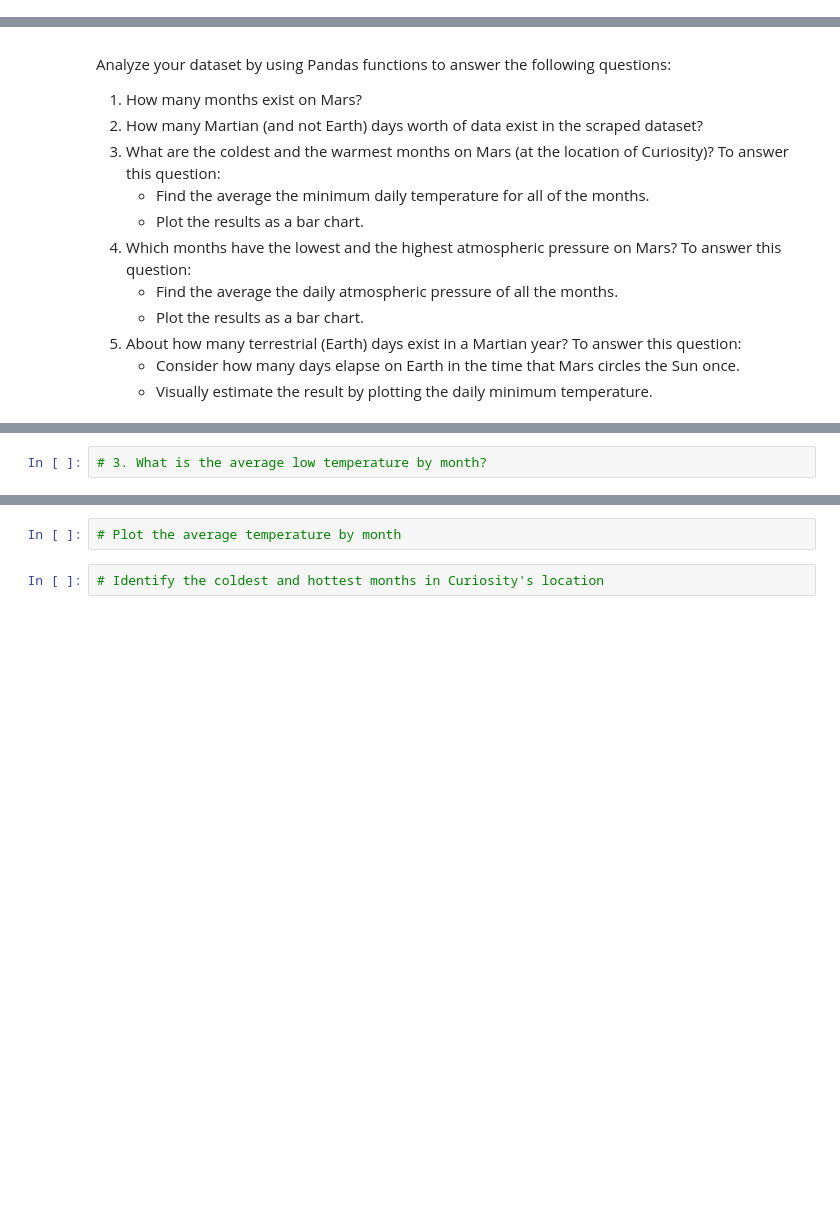
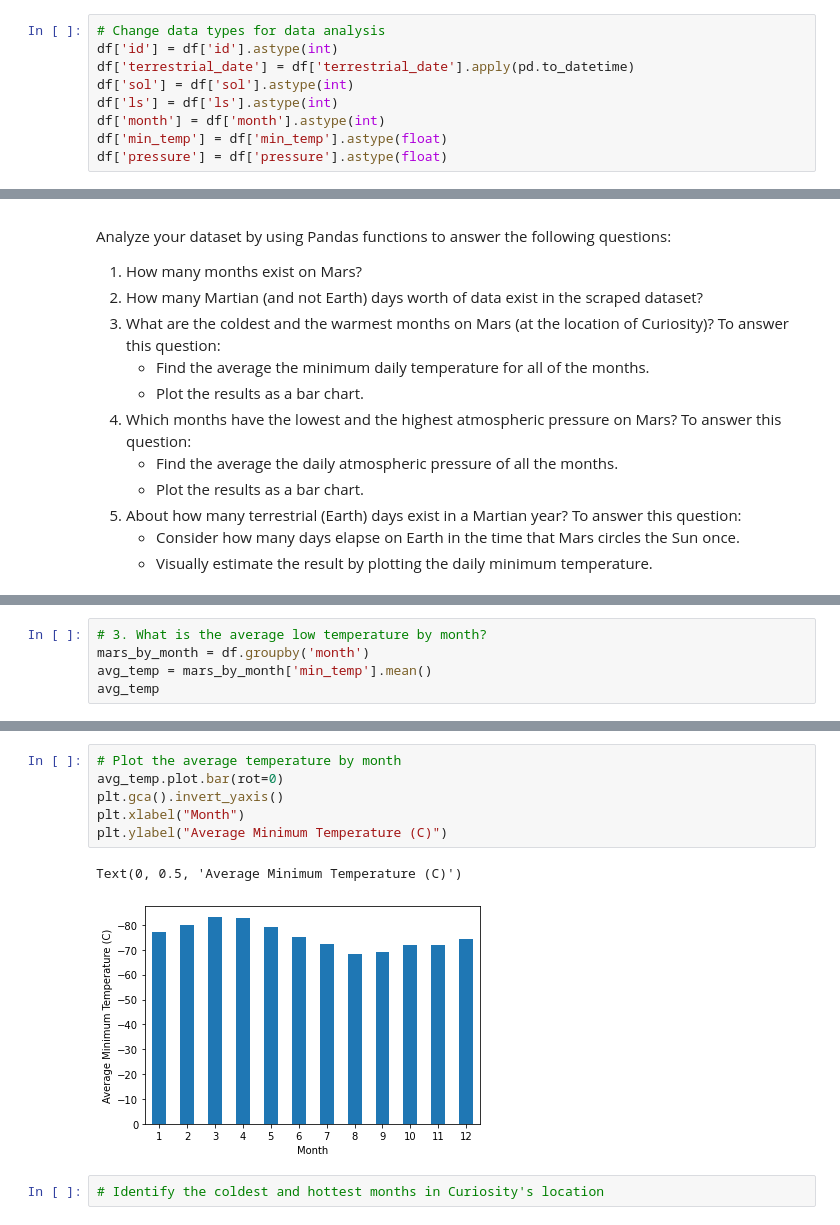
Before and after one commit to rileyunverferth/Mars-Weather-Analysis, a Jupyter notebook: mars/part_2_mars_weather.ipynb, the cells around one changed output, grey strips where cells are left out. Saved outputs shown, nothing was run; the diff lists cells and outputs as text; blank space fills up the shorter version.

```diff
--- a/mars/part_2_mars_weather.ipynb
+++ b/mars/part_2_mars_weather.ipynb
@@ -95,2 +102,11 @@ dtype: object
+# %%
+# Change data types for data analysis
+df['id'] = df['id'].astype(int)
+df['terrestrial_date'] = df['terrestrial_date'].apply(pd.to_datetime)
+df['sol'] = df['sol'].astype(int)
+df['ls'] = df['ls'].astype(int)
+df['month'] = df['month'].astype(int)
+df['min_temp'] = df['min_temp'].astype(float)
+df['pressure'] = df['pressure'].astype(float)
 # %%
 # Confirm type changes were successful by examining data types again
@@ -117,2 +151,5 @@ Analyze your dataset by using Pandas functions to answer the following questions
 # %%
 # 3. What is the average low temperature by month?
+mars_by_month = df.groupby('month')
+avg_temp = mars_by_month['min_temp'].mean()
+avg_temp
@@ -119,4 +171,11 @@ Analyze your dataset by using Pandas functions to answer the following questions
 # %%
 # Plot the average temperature by month
+avg_temp.plot.bar(rot=0)
+plt.gca().invert_yaxis()
+plt.xlabel("Month")
+plt.ylabel("Average Minimum Temperature (C)")
+# %% [output]
+Text(0, 0.5, 'Average Minimum Temperature (C)')
+[figure, added]
 # %%
 # Identify the coldest and hottest months in Curiosity's location
```
Also changed, not shown: parts of 13 cells of this notebook, 1 other file.
